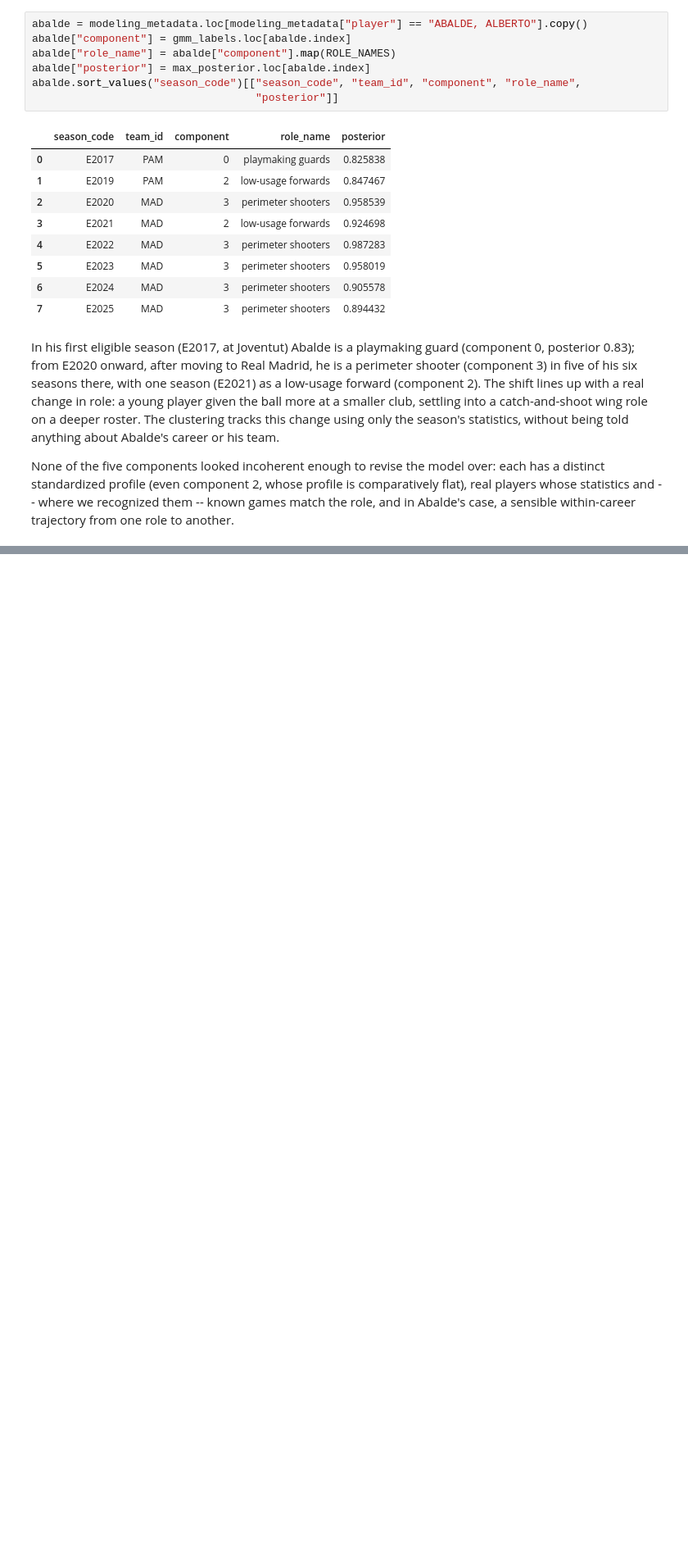
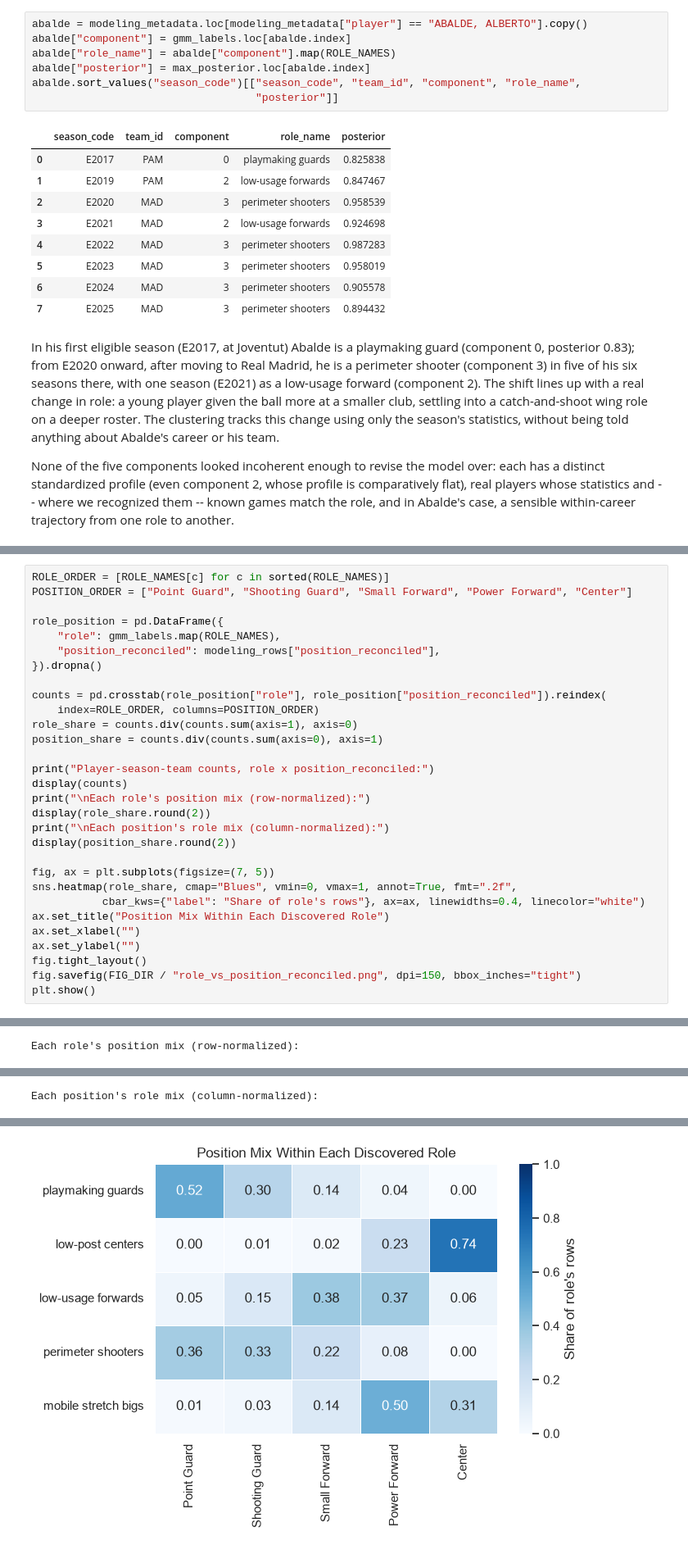
Before and after one commit to DoronWolinsky/Yuval-and-Doron-s-final-project---EuroLeague-player-roles, a Jupyter notebook: notebooks/EuroLeague_Player_Roles_Project.ipynb, the cells around one changed output, grey strips where cells are left out. Shown at 82% size. Cells and saved outputs as stored; diff of their text form; blank space fills up the shorter version.

```diff
--- a/notebooks/EuroLeague_Player_Roles_Project.ipynb
+++ b/notebooks/EuroLeague_Player_Roles_Project.ipynb
@@ -3463,0 +3486,31 @@ Abalde's case, a sensible within-career trajectory from one role to another.
+# %%
+ROLE_ORDER = [ROLE_NAMES[c] for c in sorted(ROLE_NAMES)]
+POSITION_ORDER = ["Point Guard", "Shooting Guard", "Small Forward", "Power Forward", "Center"]
+
+role_position = pd.DataFrame({
+    "role": gmm_labels.map(ROLE_NAMES),
+    "position_reconciled": modeling_rows["position_reconciled"],
+}).dropna()
+
+counts = pd.crosstab(role_position["role"], role_position["position_reconciled"]).reindex(
+    index=ROLE_ORDER, columns=POSITION_ORDER)
+role_share = counts.div(counts.sum(axis=1), axis=0)
+position_share = counts.div(counts.sum(axis=0), axis=1)
+
+print("Player-season-team counts, role x position_reconciled:")
+display(counts)
+print("\nEach role's position mix (row-normalized):")
+display(role_share.round(2))
+print("\nEach position's role mix (column-normalized):")
+display(position_share.round(2))
+
+fig, ax = plt.subplots(figsize=(7, 5))
+sns.heatmap(role_share, cmap="Blues", vmin=0, vmax=1, annot=True, fmt=".2f",
+           cbar_kws={"label": "Share of role's rows"}, ax=ax, linewidths=0.4, linecolor="white")
+ax.set_title("Position Mix Within Each Discovered Role")
+ax.set_xlabel("")
+ax.set_ylabel("")
+fig.tight_layout()
+fig.savefig(FIG_DIR / "role_vs_position_reconciled.png", dpi=150, bbox_inches="tight")
+plt.show()
+# %% [output]
@@ -3463,0 +3525 @@ Abalde's case, a sensible within-career trajectory from one role to another.
+Each role's position mix (row-normalized):
@@ -3463,0 +3533 @@ Abalde's case, a sensible within-career trajectory from one role to another.
+Each position's role mix (column-normalized):
@@ -3463,0 +3541 @@ Abalde's case, a sensible within-career trajectory from one role to another.
+[figure, added]
```
Also changed, not shown: parts of 9 cells of this notebook, 3 other files.
